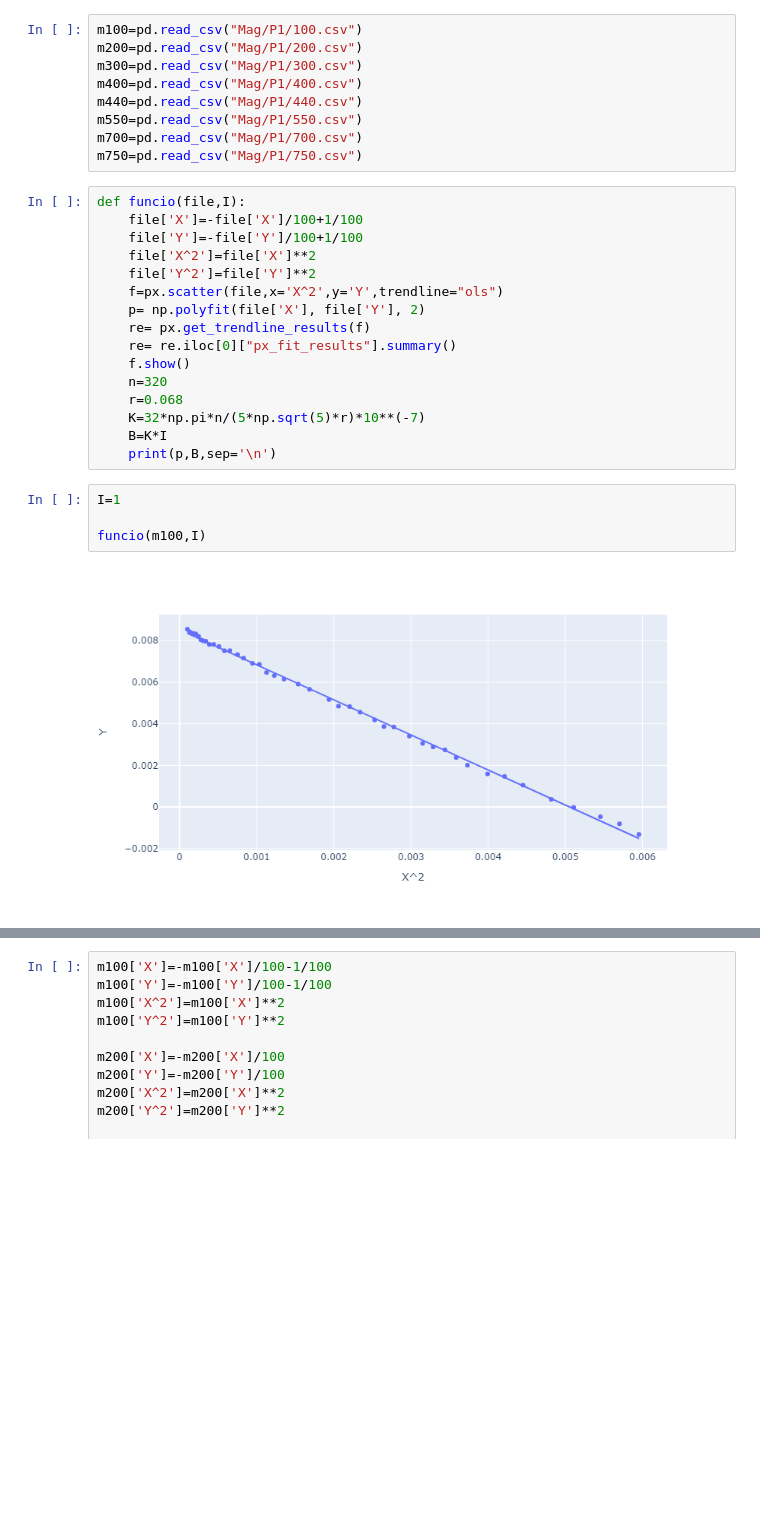
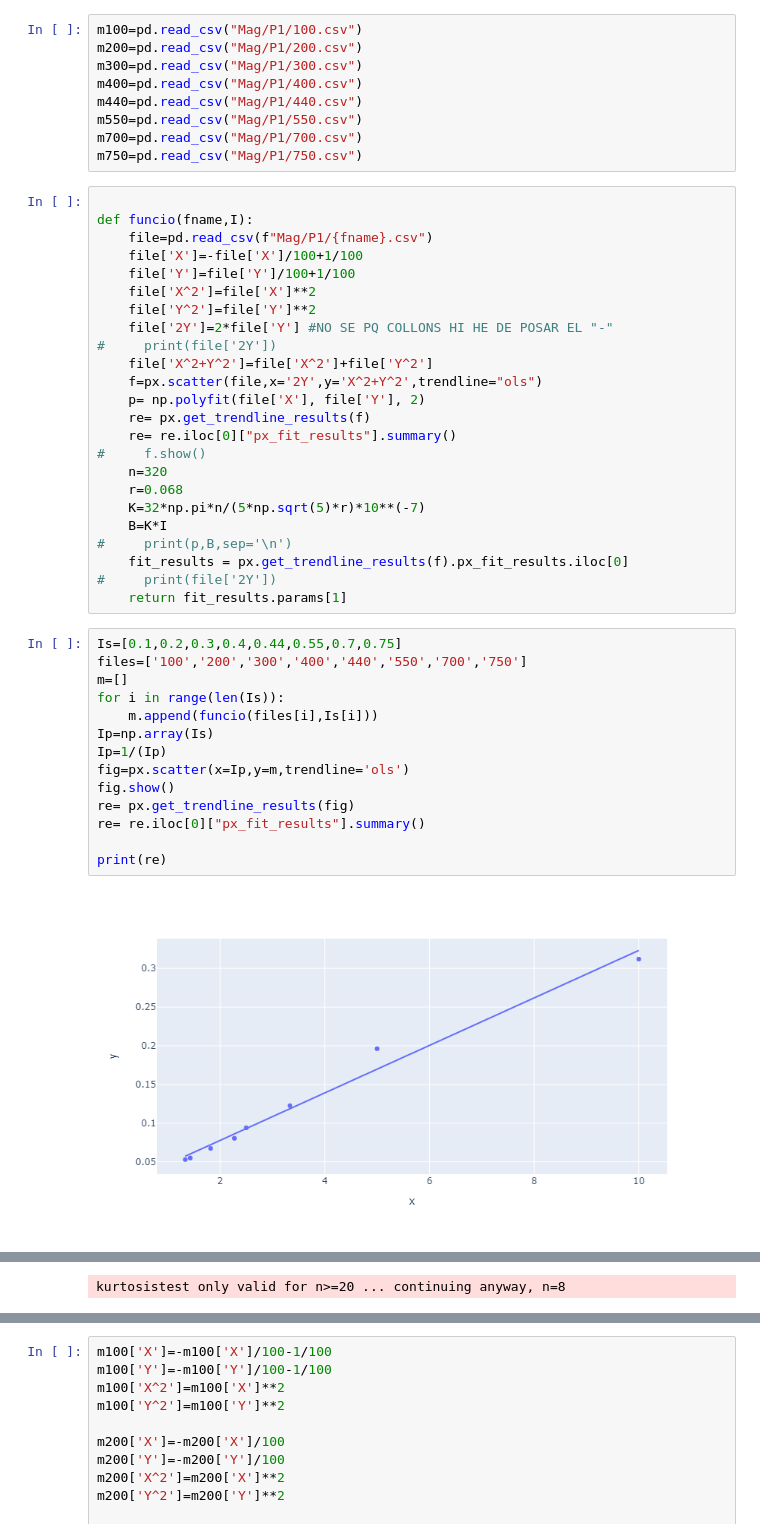
Before and after one commit to pmarg4/LabElectro, a Jupyter notebook: Pràctica 06/Part Magnètica.ipynb, the cells around one changed output, grey strips where cells are left out. Drawn from its saved outputs; the diff is of its cells as text; blank space fills up the shorter version.

```diff
--- a/Pràctica 06/Part Magnètica.ipynb
+++ b/Pràctica 06/Part Magnètica.ipynb
@@ -19,24 +19,42 @@ m550=pd.read_csv("Mag/P1/550.csv")
 m700=pd.read_csv("Mag/P1/700.csv")
 m750=pd.read_csv("Mag/P1/750.csv")
 # %%
-def funcio(file,I):
+
+def funcio(fname,I):
+    file=pd.read_csv(f"Mag/P1/{fname}.csv")
     file['X']=-file['X']/100+1/100
-    file['Y']=-file['Y']/100+1/100
+    file['Y']=file['Y']/100+1/100
     file['X^2']=file['X']**2
     file['Y^2']=file['Y']**2
-    f=px.scatter(file,x='X^2',y='Y',trendline="ols")
+    file['2Y']=2*file['Y'] #NO SE PQ COLLONS HI HE DE POSAR EL "-"
+#     print(file['2Y'])
+    file['X^2+Y^2']=file['X^2']+file['Y^2']
+    f=px.scatter(file,x='2Y',y='X^2+Y^2',trendline="ols")
     p= np.polyfit(file['X'], file['Y'], 2)
     re= px.get_trendline_results(f)
     re= re.iloc[0]["px_fit_results"].summary()
-    f.show()
+#     f.show()
     n=320
     r=0.068
     K=32*np.pi*n/(5*np.sqrt(5)*r)*10**(-7)
     B=K*I
-    print(p,B,sep='\n')
+#     print(p,B,sep='\n')
+    fit_results = px.get_trendline_results(f).px_fit_results.iloc[0]
+#     print(file['2Y'])
+    return fit_results.params[1]
 # %%
-I=1
+Is=[0.1,0.2,0.3,0.4,0.44,0.55,0.7,0.75]
+files=['100','200','300','400','440','550','700','750']
+m=[]
+for i in range(len(Is)):
+    m.append(funcio(files[i],Is[i]))
+Ip=np.array(Is)
+Ip=1/(Ip)
+fig=px.scatter(x=Ip,y=m,trendline='ols')
+fig.show()
+re= px.get_trendline_results(fig)
+re= re.iloc[0]["px_fit_results"].summary()
 
-funcio(m100,I)
+print(re)
 # %% [output]
-[figure, old version]
+[figure, new version]
@@ -44,0 +78 @@ funcio(m100,I)
+kurtosistest only valid for n>=20 ... continuing anyway, n=8
```
Also changed, not shown: parts of 2 cells of this notebook.
